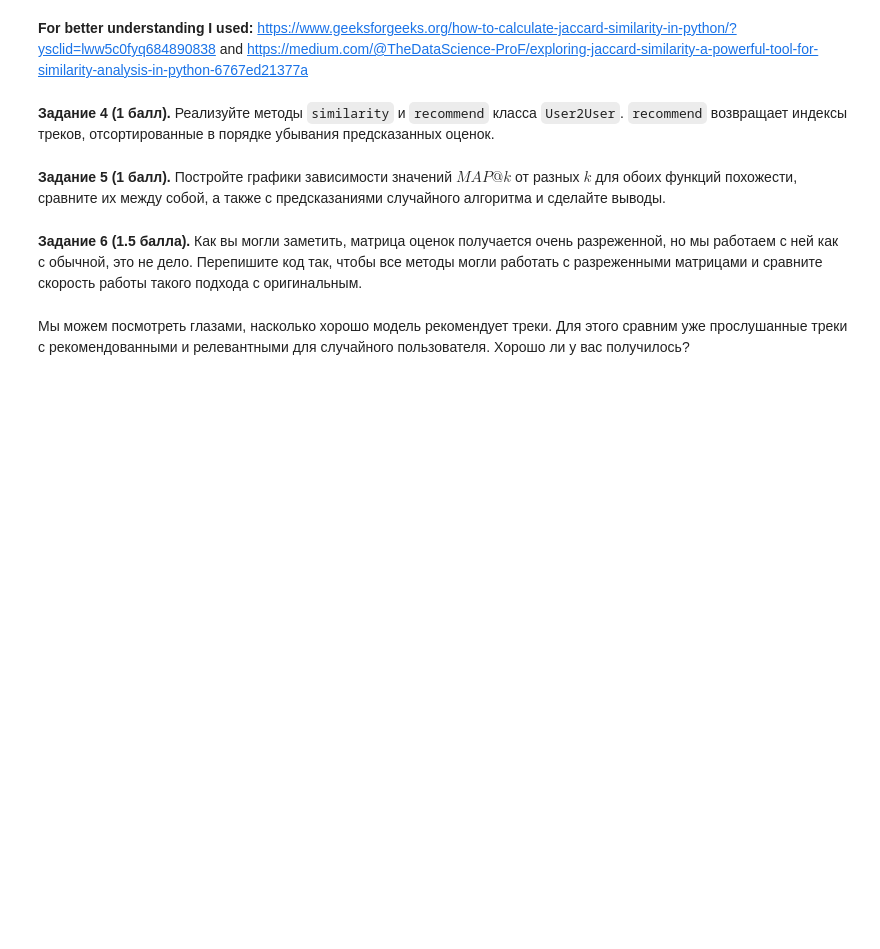
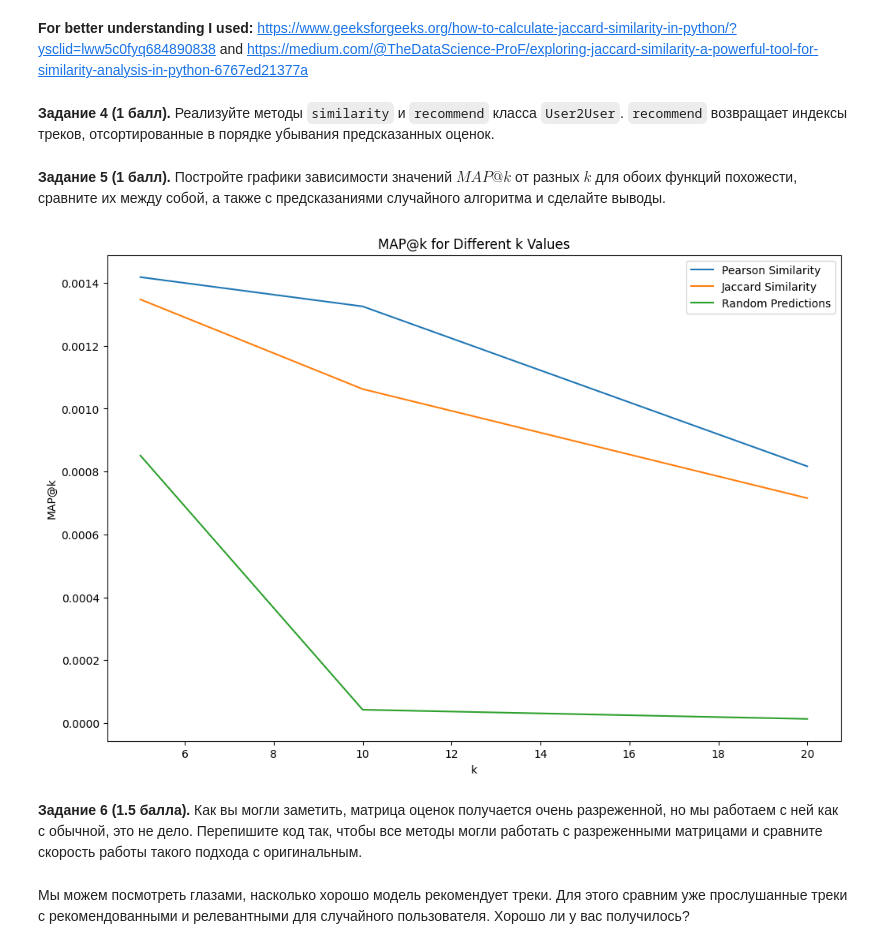
Before and after one commit to lapshinaaa/deep-learning-tasks, a Jupyter notebook: Lapshina_recommendations_hw_solved.ipynb, the cells around one changed output. Cells and saved outputs as stored; diff of their text form; code cells hidden in the pictures; blank space fills up the shorter version.

Commit message:
add mapk for different models

```diff
--- a/Lapshina_recommendations_hw_solved.ipynb
+++ b/Lapshina_recommendations_hw_solved.ipynb
@@ -306,3 +324,38 @@ class User2User(BaseModel):
+# %%
+k_list = [5, 10, 20]
+
+# jaccard and pearson models
+pearson_model = User2User(train_ratings, pearson)
+jaccard_model = User2User(train_ratings, jaccard)
+
+# calculating MAP@k
+pearson_mapk = []
+jaccard_mapk = []
+random_mapk = []
+
+for k in k_list:
+  # getting recommendations according to the metrics
+  pearson_recommendations = pearson_model.get_test_recommendations(k)
+  jaccard_recommendations = jaccard_model.get_test_recommendations(k)
+  random_recommendations = [np.random.choice(np.arange(pearson_model.n_items), k, replace=False) for _ in range(pearson_model.n_users)]
+
+  # caclulate MAP@k
+  pearson_mapk.append(mapk(test_relevant, pearson_recommendations, k))
+  jaccard_mapk.append(mapk(test_relevant, jaccard_recommendations, k))
+  random_mapk.append(mapk(test_relevant, random_recommendations, k))
+# %%
+# plotting results
+plt.figure(figsize=(12, 8))
+plt.plot(k_list, pearson_mapk, label='Pearson Similarity')
+plt.plot(k_list, jaccard_mapk, label='Jaccard Similarity')
+plt.plot(k_list, random_mapk, label='Random Predictions')
+plt.xlabel('k')
+plt.ylabel('MAP@k')
+plt.title('MAP@k for Different k Values')
+plt.legend()
+plt.show()
+# %% [output]
+[figure, added]
 # %% [markdown]
 **Задание 6 (1.5 балла).** Как вы могли заметить, матрица оценок получается очень разреженной, но мы работаем с ней как с обычной, это не дело. Перепишите код так, чтобы все методы могли работать с разреженными матрицами и сравните скорость работы такого подхода с оригинальным.
 # %%
```
Also changed, not shown: parts of 3 cells of this notebook.
